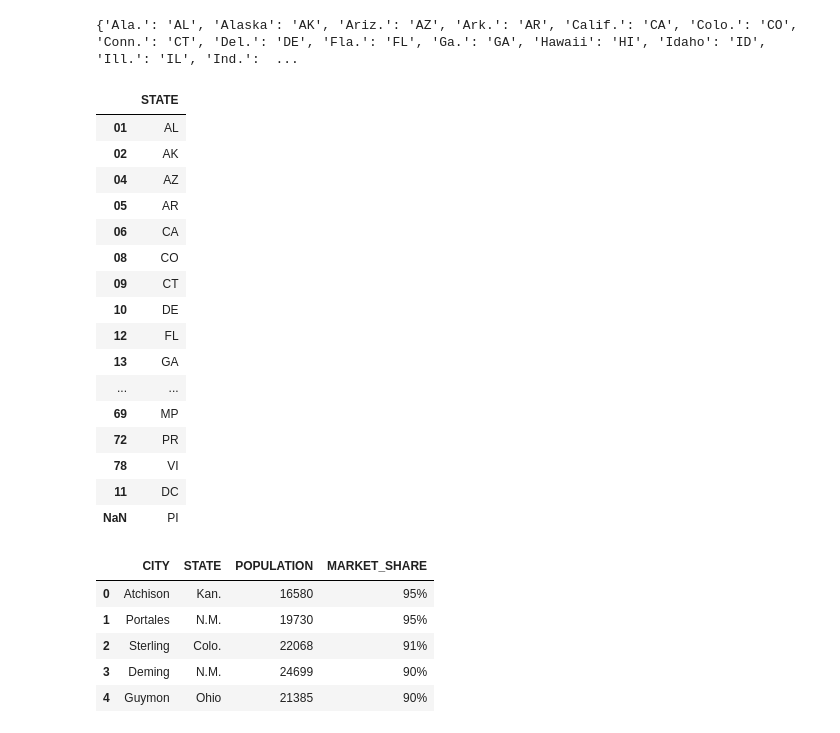
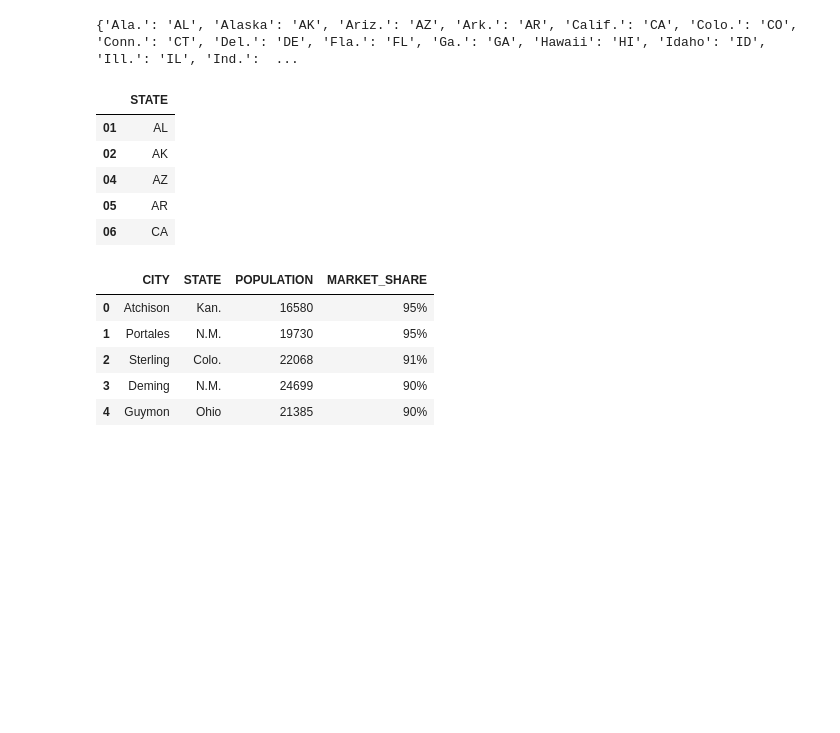
Before and after one commit to beckyydo/Project-2, a Jupyter notebook: MergeData4and6.ipynb, the cells around one changed output. Cells and saved outputs as stored; diff of their text form; code cells hidden in the pictures; blank space fills up the shorter version.

```diff
--- a/MergeData4and6.ipynb
+++ b/MergeData4and6.ipynb
@@ -21,28 +22,17 @@ print(abbr_code)
 # %%
 #Create STATE IDs
 us_state = us.states.mapping('fips','abbr')
 state_id = pd.DataFrame.from_dict(us_state, orient='index',
                        columns=['STATE'])
 #state_id.to_csv('Resources/US_states.csv', index=True)
-state_id
+state_id.head()
 # %% [output]
 |  | STATE |
 | 01 | AL |
 | 02 | AK |
 | 04 | AZ |
 | 05 | AR |
 | 06 | CA |
-| 08 | CO |
-| 09 | CT |
-| 10 | DE |
-| 12 | FL |
-| 13 | GA |
-| ... | ... |
-| 69 | MP |
-| 72 | PR |
-| 78 | VI |
-| 11 | DC |
-| NaN | PI |
 # %%
 #Extract and view data from CSV
 walmart_marketShare = pd.read_csv('Resources/Walmart_MarketShare_data.csv')
```
Also changed, not shown: parts of 5 cells of this notebook.
